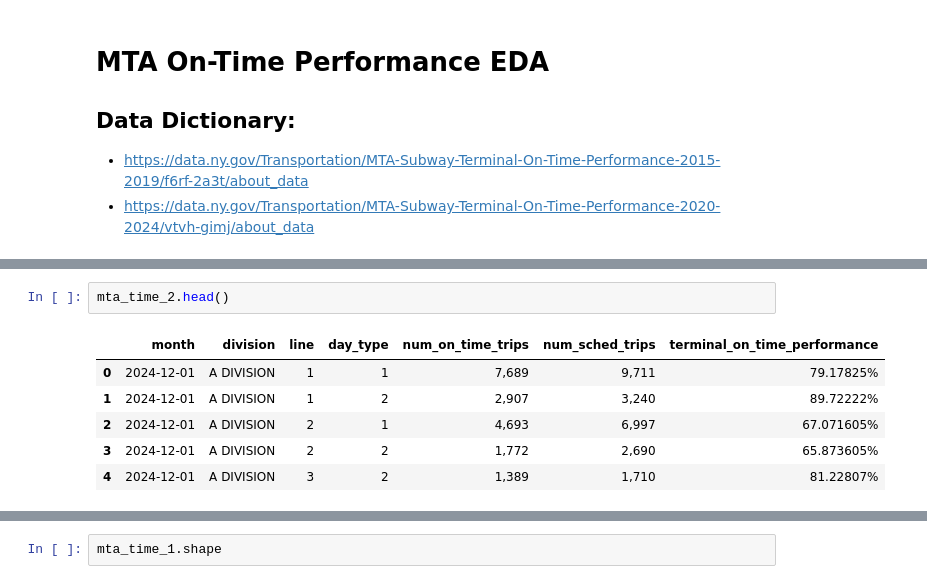
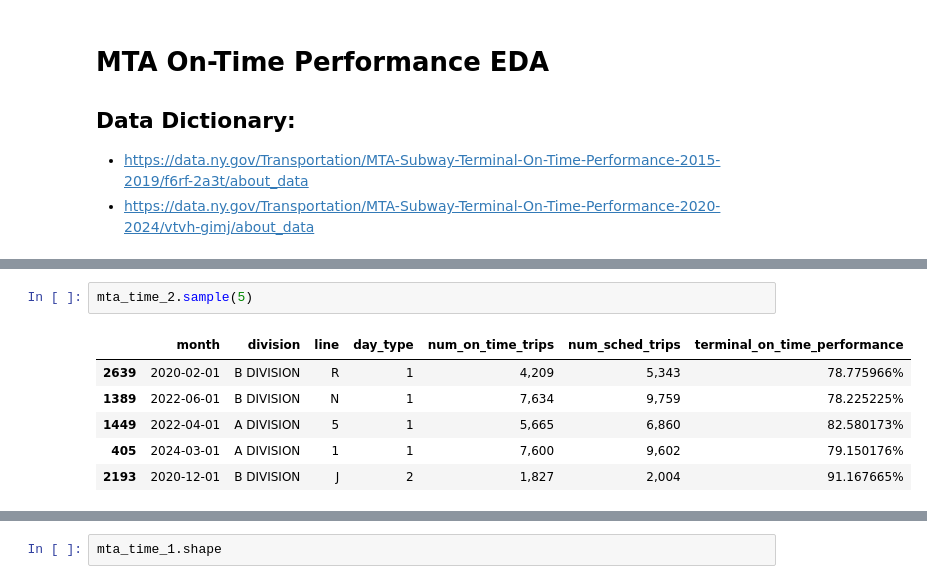
Before and after one commit to tali0n-git/NYC_Public_Schools_Analysis, a Jupyter notebook: MTA_Data_Analysis_Notebooks/MTA_On-Time_Performance_EDA.ipynb, the cells around one changed output, grey strips where cells are left out. Cells and saved outputs as stored; diff of their text form.

```diff
--- a/MTA_Data_Analysis_Notebooks/MTA_On-Time_Performance_EDA.ipynb
+++ b/MTA_Data_Analysis_Notebooks/MTA_On-Time_Performance_EDA.ipynb
@@ -24,9 +48,9 @@ mta_time_1.head()
 # %%
-mta_time_2.head()
+mta_time_2.sample(5)
 # %% [output]
 |  | month | division | line | day_type | num_on_time_trips | num_sched_trips | terminal_on_time_performance |
-| 0 | 2024-12-01 | A DIVISION | 1 | 1 | 7,689 | 9,711 | 79.17825% |
-| 1 | 2024-12-01 | A DIVISION | 1 | 2 | 2,907 | 3,240 | 89.72222% |
-| 2 | 2024-12-01 | A DIVISION | 2 | 1 | 4,693 | 6,997 | 67.071605% |
-| 3 | 2024-12-01 | A DIVISION | 2 | 2 | 1,772 | 2,690 | 65.873605% |
-| 4 | 2024-12-01 | A DIVISION | 3 | 2 | 1,389 | 1,710 | 81.22807% |
+| 2639 | 2020-02-01 | B DIVISION | R | 1 | 4,209 | 5,343 | 78.775966% |
+| 1389 | 2022-06-01 | B DIVISION | N | 1 | 7,634 | 9,759 | 78.225225% |
+| 1449 | 2022-04-01 | A DIVISION | 5 | 1 | 5,665 | 6,860 | 82.580173% |
+| 405 | 2024-03-01 | A DIVISION | 1 | 1 | 7,600 | 9,602 | 79.150176% |
+| 2193 | 2020-12-01 | B DIVISION | J | 2 | 1,827 | 2,004 | 91.167665% |
```
Also changed, not shown: parts of 24 cells of this notebook.
